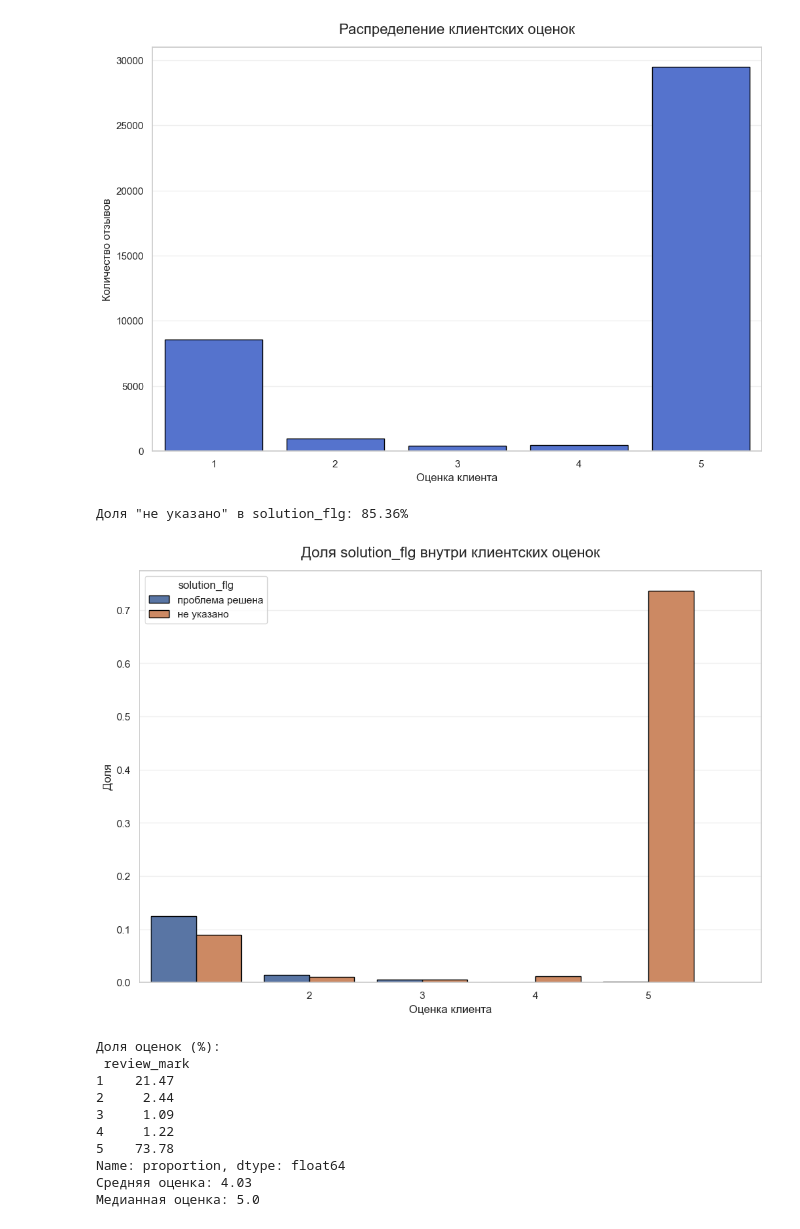
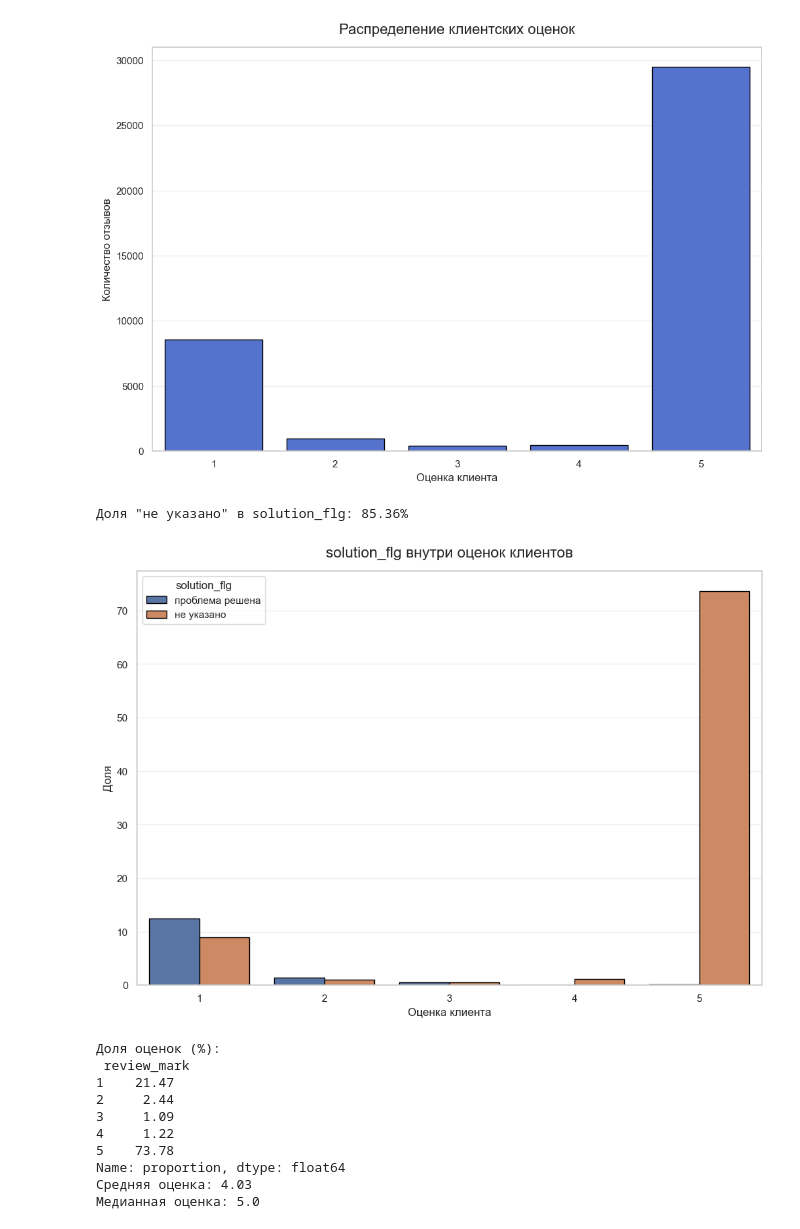
Before and after one commit to patroitskiy-coder/T-bank_clients_dataset, a Jupyter notebook: EDA.ipynb, the cells around one changed output. Saved outputs shown, nothing was run; the diff lists cells and outputs as text; code cells hidden in the pictures.

```diff
--- a/EDA.ipynb
+++ b/EDA.ipynb
@@ -74,12 +76,12 @@ gender_cd: 2 уникальных значений
 # %%
-# 1. анализируем ключевую переменную review_mark
+import pandas as pd
+import matplotlib.pyplot as plt
+import seaborn as sns
 
-# оставляем только численные оценки
-# анализируем ключевую переменную review_mark
+# используем уже очищенный датасет из прошлого шага
+df = pd.read_csv('dataset_clean.csv')
 
-df = pd.read_csv('датасет1')
-
-# оставляем только численные оценки
+# оставляем только корректные оценки
 
 df = df[
     df['review_mark'].isin(['1', '2', '3', '4', '5'])
@@ -101,12 +103,7 @@ sns.countplot(
     ax=ax
 )
 
-ax.set_title(
-    'Распределение клиентских оценок',
-    fontsize=16,
-    pad=15
-)
-
+ax.set_title('Распределение клиентских оценок', fontsize=16, pad=15)
 ax.set_xlabel('Оценка клиента')
 ax.set_ylabel('Количество отзывов')
 
@@ -114,20 +111,14 @@ ax.grid(axis='y', alpha=0.3)
 
 plt.show()
 
-# доля solution_flg == "не указано"
+# доля "не указано" в solution_flg
 
-missing_solution = (
-    (df['solution_flg'] == 'не указано')
-    .mean() * 100
-)
+missing_solution = (df['solution_flg'] == 'не указано').mean() * 100
 
-print(
-    f'Доля "не указано" в solution_flg: {missing_solution:.2f}%'
-)
+print(f'Доля "не указано" в solution_flg: {missing_solution:.2f}%')
 
 # распределение solution_flg внутри review_mark
 
-# фикс ошибки seaborn
 df['solution_flg'] = df['solution_flg'].astype(str)
 
 fig, ax = plt.subplots(figsize=(12, 8))
@@ -136,27 +127,22 @@ sns.countplot(
     data=df,
     x='review_mark',
     hue='solution_flg',
-    stat='probability',
     edgecolor='black',
-    ax=ax
+    ax=ax,
+    stat='percent'
 )
 
-ax.set_title(
-    'Доля solution_flg внутри клиентских оценок',
-    fontsize=16,
-    pad=15
-)
-
+ax.set_title('solution_flg внутри оценок клиентов', fontsize=16, pad=15)
 ax.set_xlabel('Оценка клиента')
 ax.set_ylabel('Доля')
 
-ax.set_xticks([1, 2, 3, 4, 5])
+ax.set_xticks([0, 1, 2, 3, 4])
 
 ax.grid(axis='y', alpha=0.3)
 
 plt.show()
 
-# нормированное распределение оценок
+# распределение оценок в процентах
 
 review_dist = (
     df['review_mark']
@@ -165,24 +151,12 @@ review_dist = (
     .mul(100)
 )
 
-print(
-    'Доля оценок (%):\n',
-    review_dist.round(2)
-)
+print('Доля оценок (%):\n', review_dist.round(2))
 
-# средняя оценка
+print('Средняя оценка:', round(df['review_mark'].mean(), 2))
+print('Медианная оценка:', df['review_mark'].median())
 
-print(
-    'Средняя оценка:',
-    round(df['review_mark'].mean(), 2)
-)
+# сохраняем промежуточный датасет
 
-# медианная оценка
-
-print(
-    'Медианная оценка:',
-    df['review_mark'].median()
-)
-
-df.to_csv('датасет2')
+df.to_csv('dataset_step2.csv', index=False)
 # %% [output]
@@ -190,6 +164,6 @@ df.to_csv('датасет2')
 [figure]
 Доля "не указано" в solution_flg: 85.36%
-[figure, old version]
+[figure, new version]
 Доля оценок (%):
  review_mark
 1    21.47
```
Also changed, not shown: parts of 6 cells of this notebook, 4 other files.
